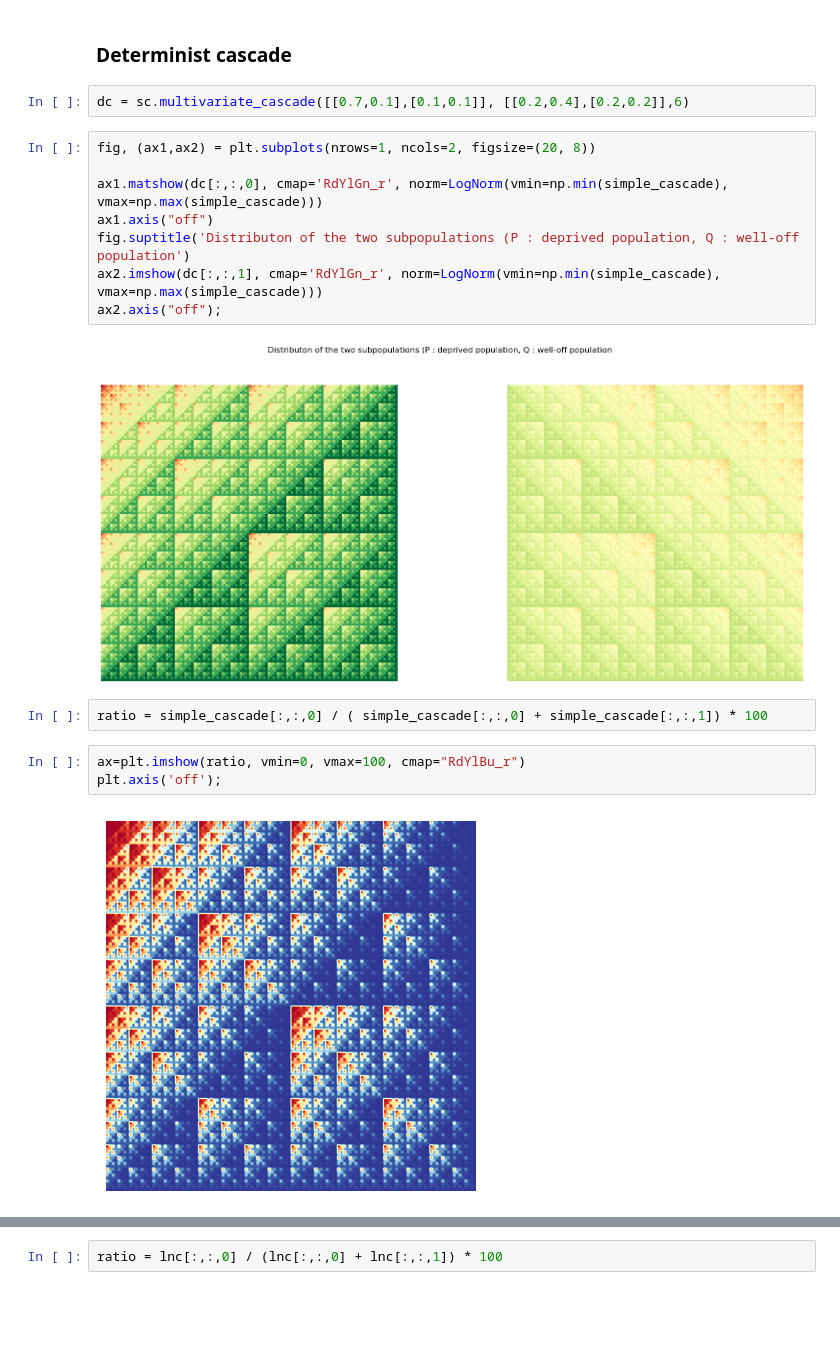
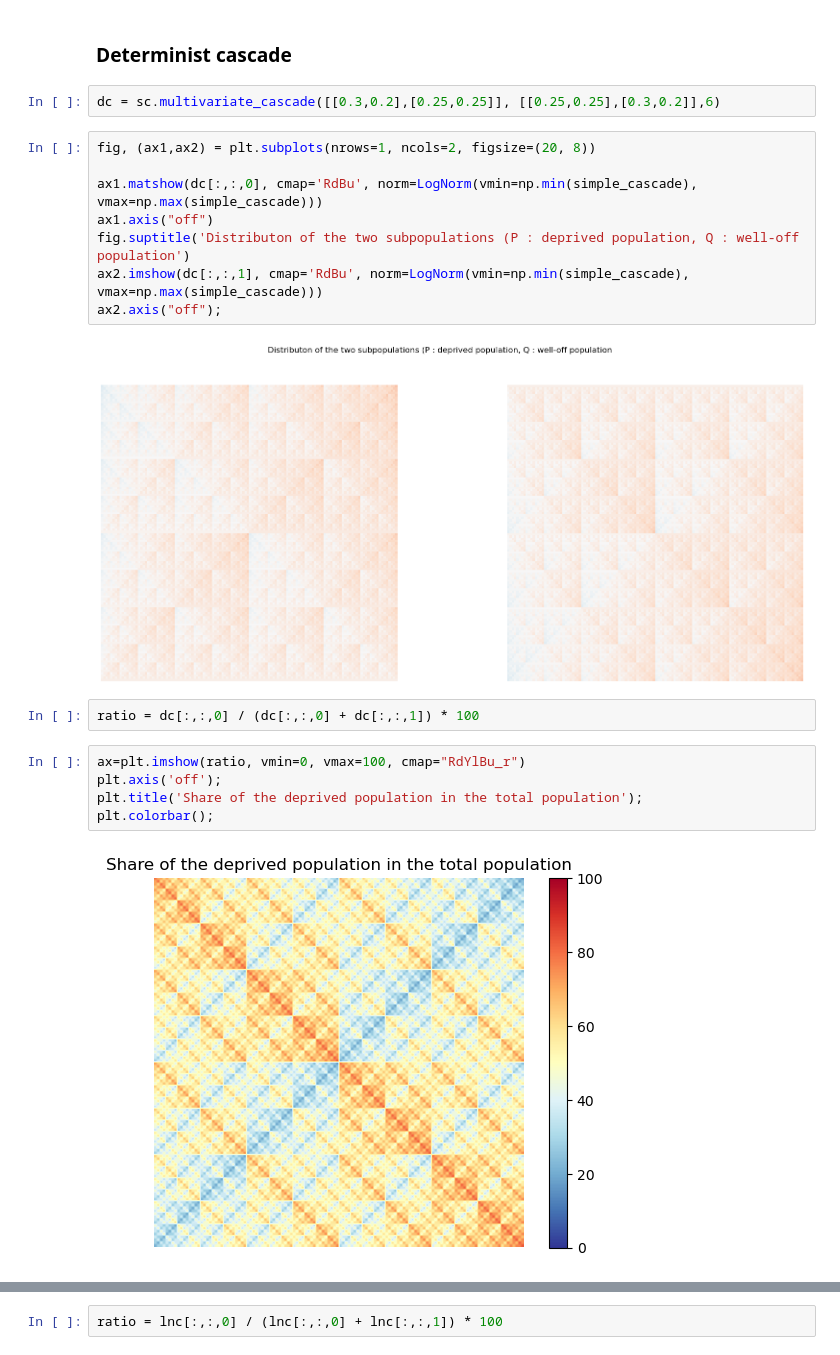
Before and after one commit to fsemecurbe/MMTMSS, a Jupyter notebook: Analysis simple cascade.ipynb, the cells around one changed output, grey strips where cells are left out. Drawn from its saved outputs; the diff is of its cells as text; blank space fills up the shorter version.

```diff
--- a/Analysis simple cascade.ipynb
+++ b/Analysis simple cascade.ipynb
@@ -8,22 +8,24 @@ import MMTMSS.models.simple_cascade as sc
 # %% [markdown]
 ### Determinist cascade
 # %%
-dc = sc.multivariate_cascade([[0.7,0.1],[0.1,0.1]], [[0.2,0.4],[0.2,0.2]],6)
+dc = sc.multivariate_cascade([[0.3,0.2],[0.25,0.25]], [[0.25,0.25],[0.3,0.2]],6)
 # %%
 fig, (ax1,ax2) = plt.subplots(nrows=1, ncols=2, figsize=(20, 8))
 
-ax1.matshow(dc[:,:,0], cmap='RdYlGn_r', norm=LogNorm(vmin=np.min(simple_cascade), vmax=np.max(simple_cascade)))
+ax1.matshow(dc[:,:,0], cmap='RdBu', norm=LogNorm(vmin=np.min(simple_cascade), vmax=np.max(simple_cascade)))
 ax1.axis("off")
 fig.suptitle('Distributon of the two subpopulations (P : deprived population, Q : well-off population')
-ax2.imshow(dc[:,:,1], cmap='RdYlGn_r', norm=LogNorm(vmin=np.min(simple_cascade), vmax=np.max(simple_cascade)))
+ax2.imshow(dc[:,:,1], cmap='RdBu', norm=LogNorm(vmin=np.min(simple_cascade), vmax=np.max(simple_cascade)))
 ax2.axis("off");
 # %% [output]
-[figure, old version]
+[figure, new version]
 # %%
-ratio = simple_cascade[:,:,0] / ( simple_cascade[:,:,0] + simple_cascade[:,:,1]) * 100
+ratio = dc[:,:,0] / (dc[:,:,0] + dc[:,:,1]) * 100
 # %%
 ax=plt.imshow(ratio, vmin=0, vmax=100, cmap="RdYlBu_r")
 plt.axis('off');
+plt.title('Share of the deprived population in the total population');
+plt.colorbar();
 # %% [output]
-[figure, old version]
+[figure, new version]
 # %% [markdown]
```
Also changed, not shown: parts of 3 cells of this notebook.
